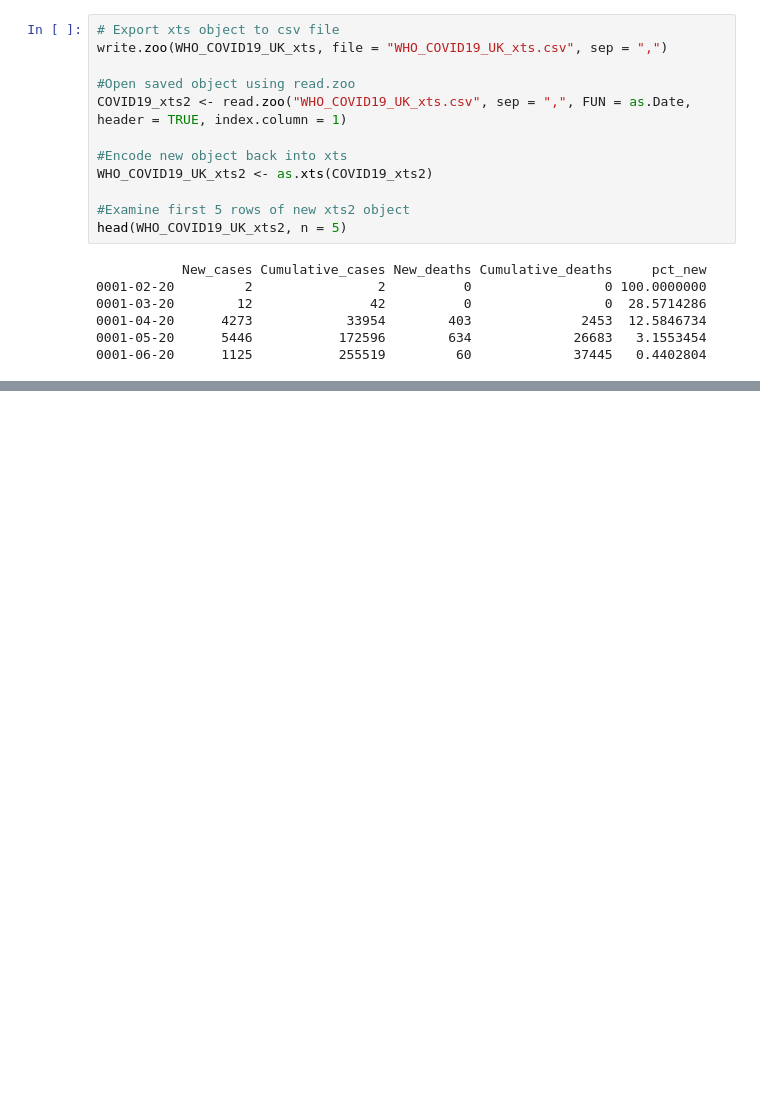
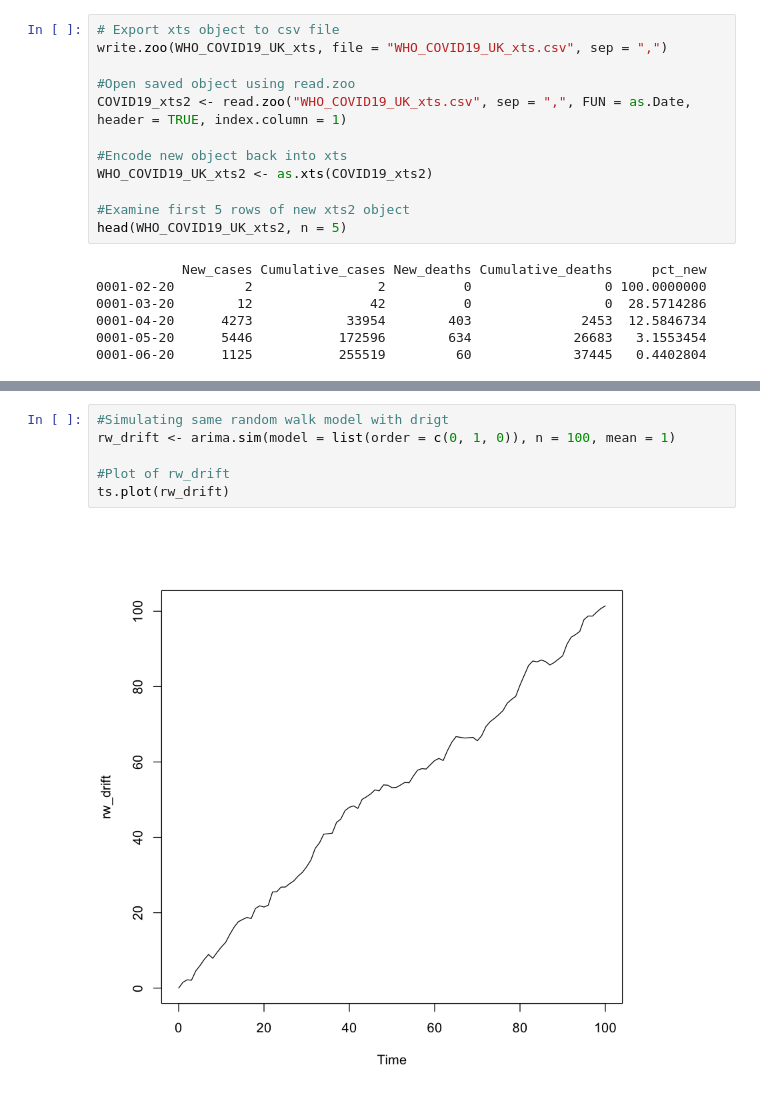
Before and after one commit to ada-nwobodo/COVID19-Prediction-Project-, a Jupyter notebook: Time Series Analysis and Forecasting.ipynb, the cells around one changed output, grey strips where cells are left out. Drawn from its saved outputs; the diff is of its cells as text; blank space fills up the shorter version.

```diff
--- a/Time Series Analysis and Forecasting.ipynb
+++ b/Time Series Analysis and Forecasting.ipynb
@@ -220,0 +283,8 @@ head(WHO_COVID19_UK_xts2, n = 5)
+# %%
+#Simulating same random walk model with drigt
+rw_drift <- arima.sim(model = list(order = c(0, 1, 0)), n = 100, mean = 1)
+
+#Plot of rw_drift
+ts.plot(rw_drift)
+# %% [output]
+[figure, added]
```
Also changed, not shown: parts of 13 cells of this notebook.
